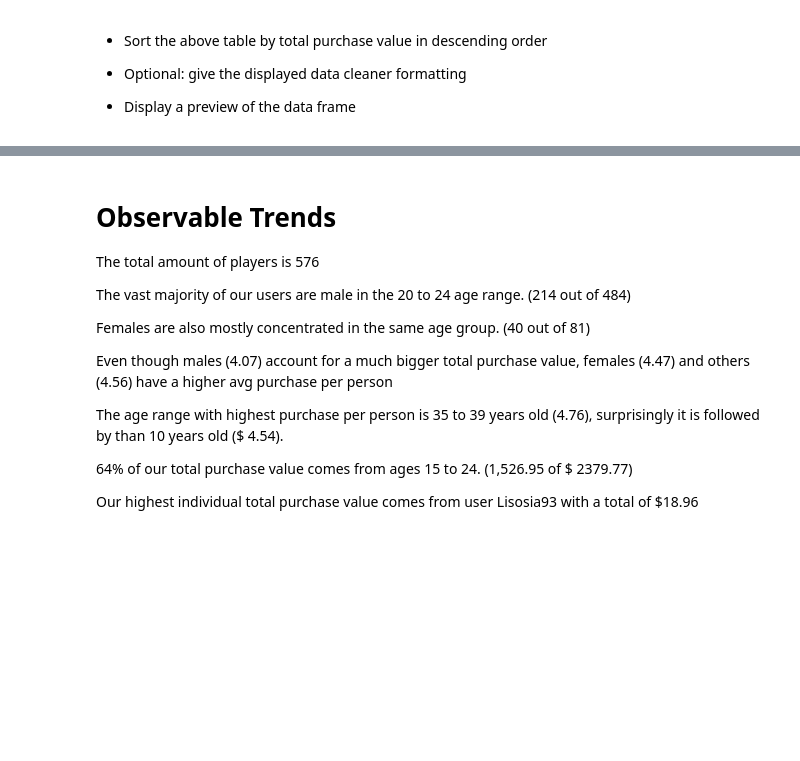
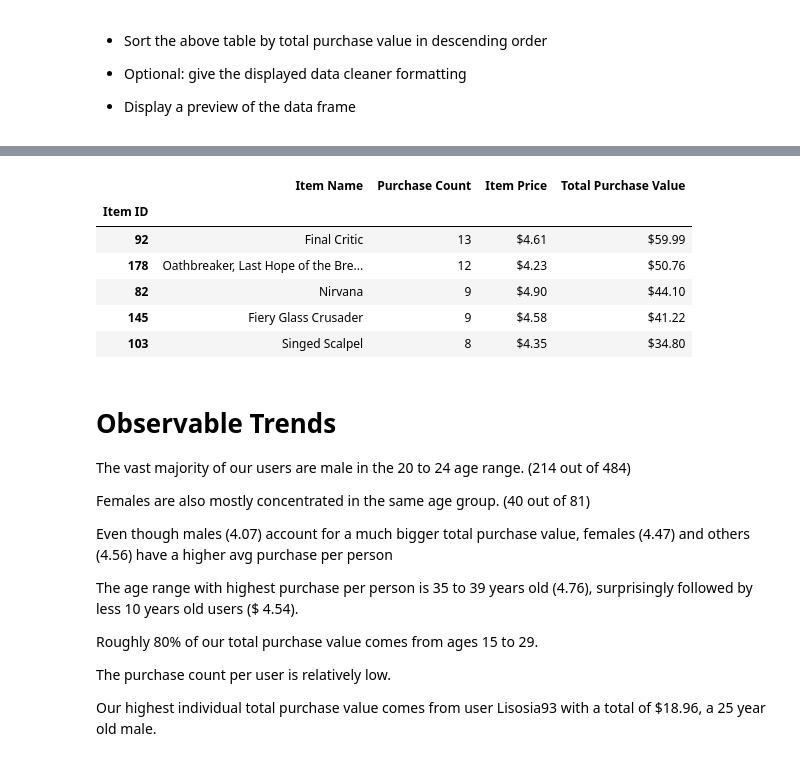
Before and after one commit to blandisc/04-homework-pandas-challenge, a Jupyter notebook: HeroesOfPymoli/HeroesOfPymoli_starter.ipynb, the cells around one changed output, grey strips where cells are left out. Saved outputs shown, nothing was run; the diff lists cells and outputs as text; code cells hidden in the pictures; blank space fills up the shorter version.

```diff
--- a/HeroesOfPymoli/HeroesOfPymoli_starter.ipynb
+++ b/HeroesOfPymoli/HeroesOfPymoli_starter.ipynb
@@ -558,6 +554,55 @@ top_items_df.head(93)
+# %%
+top_items_df = pd.DataFrame({
+
+    "Item Name" : purchase_data_df.groupby(
+        "Item ID")["Item Name"].first(),
+    "Purchase Count" : purchase_data_df.groupby(
+        "Item ID")["Purchase ID"].count(),
+    "Item Price" : purchase_data_df.groupby(
+        "Item ID")["Price"].mean(),
+    "Total Purchase Value": purchase_data_df.groupby(
+        "Item ID")["Price"].sum(),
+
+ })
+
+#Formating
+th_props = [
+  ('font-size', '14px'),
+  ('text-align', 'center'),
+  ('font-weight', 'bold'),
+  ('color', '#F7F5FB'),
+  ('background-color', '#324A5F')
+  ]
+
+td_props = [
+  ('font-size', '13px'),
+    ('text-align', 'center')
+  ]
+
+styles = [
+  dict(selector="th", props=th_props),
+  dict(selector="td", props=td_props)
+  ]
+
+
+(top_items_df
+    .sort_values(by = "Total Purchase Value", ascending = False)
+    .head(5)
+    .style
+    .format({'Item Price': "${:.2f}"})
+    .format({'Total Purchase Value': "${:.2f}"})
+    .set_table_styles(styles))
+# %% [output]
+|  | Item Name | Purchase Count | Item Price | Total Purchase Value |
+| Item ID |  |  |  |  |
+| 92 | Final Critic | 13 | $4.61 | $59.99 |
+| 178 | Oathbreaker, Last Hope of the Bre... | 12 | $4.23 | $50.76 |
+| 82 | Nirvana | 9 | $4.90 | $44.10 |
+| 145 | Fiery Glass Crusader | 9 | $4.58 | $41.22 |
+| 103 | Singed Scalpel | 8 | $4.35 | $34.80 |
 # %% [markdown]
 # Observable Trends
-The total amount of players is 576
+
 
 The vast majority of our users are male in the 20 to 24 age range. (214 out of 484)
 
@@ -565,11 +610,13 @@ Females are also mostly concentrated in the same age group. (40 out of 81)
 
 Even though males (4.07) account for a much bigger total purchase value, females (4.47) and others (4.56) have a higher avg purchase per person
 
-The age range with highest purchase per person is 35 to 39 years old (4.76), surprisingly it is followed by than 10 years old ($ 4.54).
+The age range with highest purchase per person is 35 to 39 years old (4.76), surprisingly followed by less 10 years old users ($ 4.54).
 
-64% of our total purchase value comes from ages 15 to 24. (1,526.95 of $ 2379.77)
+Roughly 80% of our total purchase value comes from ages 15 to 29.
 
-Our highest individual total purchase value comes from user Lisosia93 with a total of $18.96
+The purchase count per user is relatively low.
+
+Our highest individual total purchase value comes from user Lisosia93 with a total of $18.96, a 25 year old male.
 # %%
 # with pd.ExcelWriter('Resources/finalReport.xlsx') as writer:
 
```
Also changed, not shown: parts of 9 cells of this notebook.
